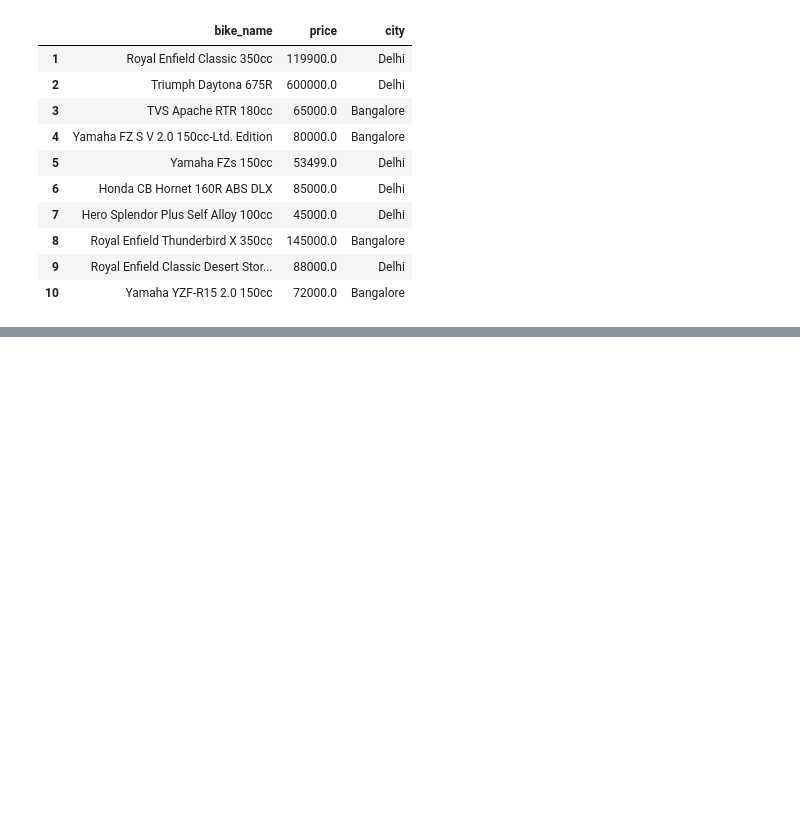
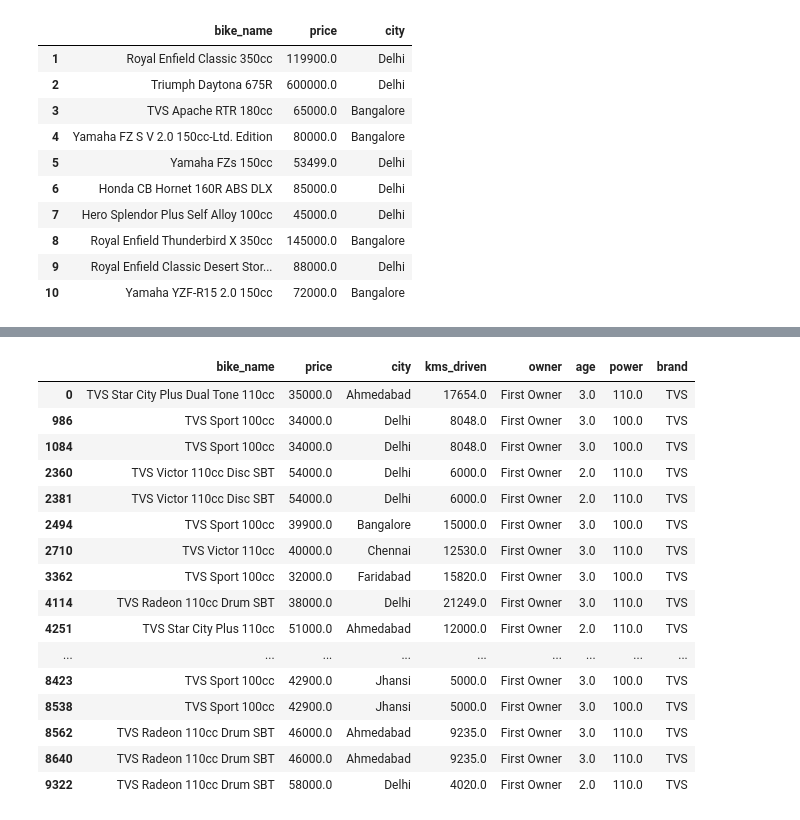
Before and after one commit to jaikrishann/6-month-Data-Sci-Training, a Jupyter notebook: divya/LIB/pandas.ipynb, the cells around one changed output, grey strips where cells are left out. Drawn from its saved outputs; the diff is of its cells as text; code cells hidden in the pictures; blank space fills up the shorter version.

```diff
--- a/divya/LIB/pandas.ipynb
+++ b/divya/LIB/pandas.ipynb
@@ -128,0 +244,24 @@ df.loc[1:10,["bike_name","price","city"]]
+# %%
+##multiple conditons
+## probelm statement - brand -- tvs , age <= 3, power <= 110
+df[(df["brand"] == "TVS") &  (df["age"] <= 3) &  (df["power"] <= 110)]
+
+##brand --ktm , kms driven less than ya equal too 5000 , price less than 50000
+# %% [output]
+|  | bike_name | price | city | kms_driven | owner | age | power | brand |
+| 0 | TVS Star City Plus Dual Tone 110cc | 35000.0 | Ahmedabad | 17654.0 | First Owner | 3.0 | 110.0 | TVS |
+| 986 | TVS Sport 100cc | 34000.0 | Delhi | 8048.0 | First Owner | 3.0 | 100.0 | TVS |
+| 1084 | TVS Sport 100cc | 34000.0 | Delhi | 8048.0 | First Owner | 3.0 | 100.0 | TVS |
+| 2360 | TVS Victor 110cc Disc SBT | 54000.0 | Delhi | 6000.0 | First Owner | 2.0 | 110.0 | TVS |
+| 2381 | TVS Victor 110cc Disc SBT | 54000.0 | Delhi | 6000.0 | First Owner | 2.0 | 110.0 | TVS |
+| 2494 | TVS Sport 100cc | 39900.0 | Bangalore | 15000.0 | First Owner | 3.0 | 100.0 | TVS |
+| 2710 | TVS Victor 110cc | 40000.0 | Chennai | 12530.0 | First Owner | 3.0 | 110.0 | TVS |
+| 3362 | TVS Sport 100cc | 32000.0 | Faridabad | 15820.0 | First Owner | 3.0 | 100.0 | TVS |
+| 4114 | TVS Radeon 110cc Drum SBT | 38000.0 | Delhi | 21249.0 | First Owner | 3.0 | 110.0 | TVS |
+| 4251 | TVS Star City Plus 110cc | 51000.0 | Ahmedabad | 12000.0 | First Owner | 2.0 | 110.0 | TVS |
+| ... | ... | ... | ... | ... | ... | ... | ... | ... |
+| 8423 | TVS Sport 100cc | 42900.0 | Jhansi | 5000.0 | First Owner | 3.0 | 100.0 | TVS |
+| 8538 | TVS Sport 100cc | 42900.0 | Jhansi | 5000.0 | First Owner | 3.0 | 100.0 | TVS |
+| 8562 | TVS Radeon 110cc Drum SBT | 46000.0 | Ahmedabad | 9235.0 | First Owner | 3.0 | 110.0 | TVS |
+| 8640 | TVS Radeon 110cc Drum SBT | 46000.0 | Ahmedabad | 9235.0 | First Owner | 3.0 | 110.0 | TVS |
+| 9322 | TVS Radeon 110cc Drum SBT | 58000.0 | Delhi | 4020.0 | First Owner | 2.0 | 110.0 | TVS |
```
Also changed, not shown: parts of 10 cells of this notebook.
